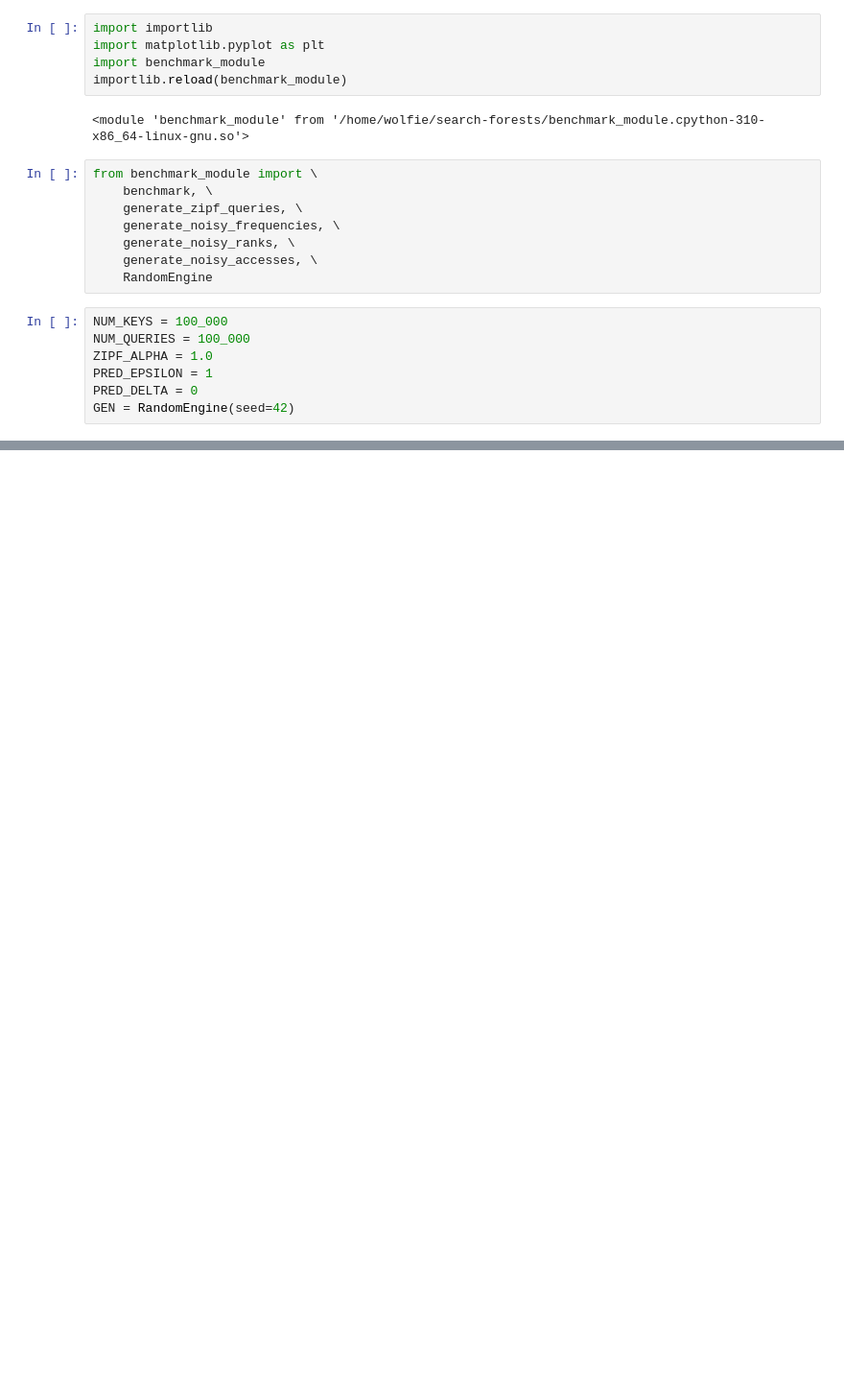
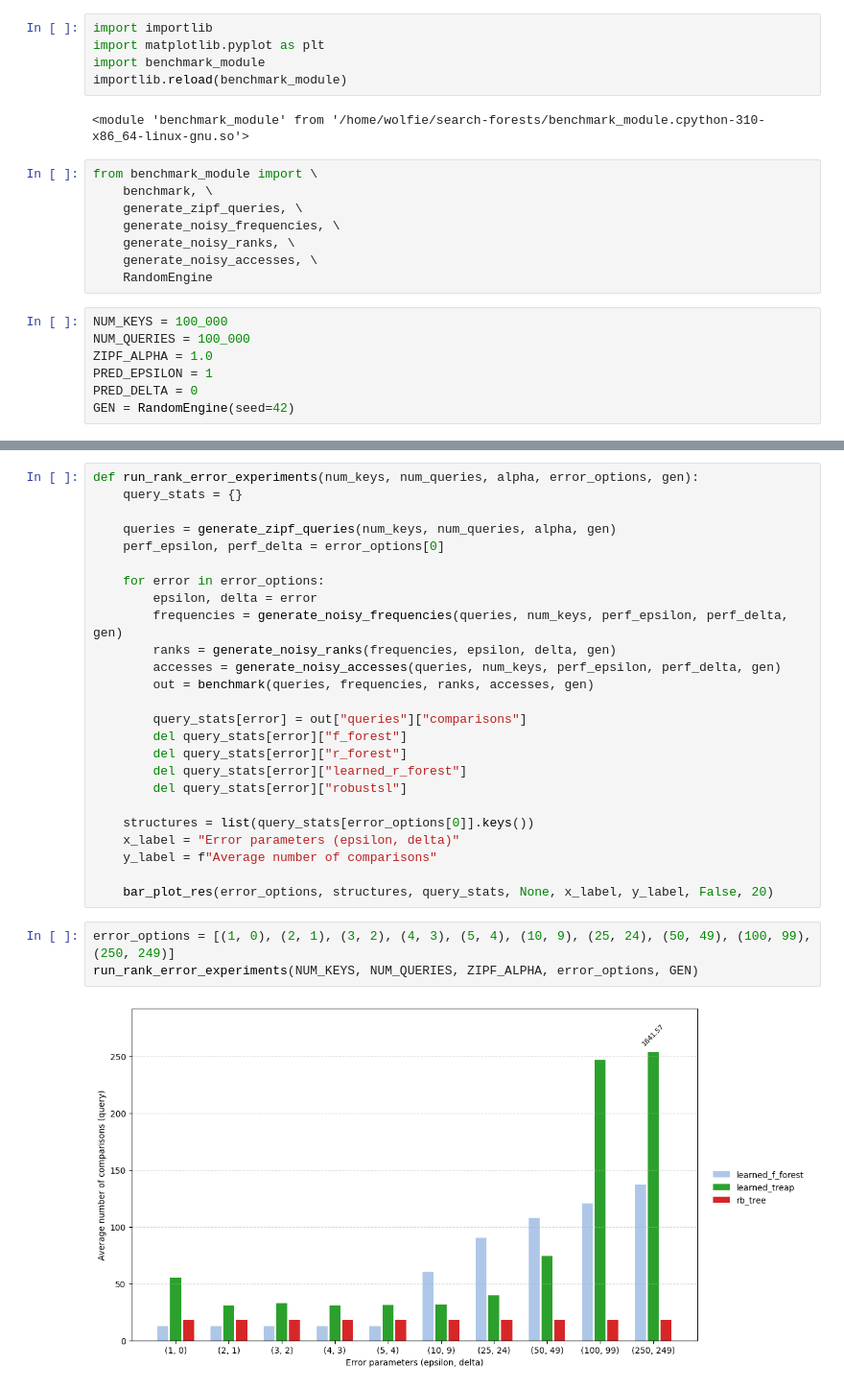
Before and after one commit to Wolfiej-k/search-forests, a Jupyter notebook: experiments.ipynb, the cells around one changed output, grey strips where cells are left out. Shown at 96% size. Drawn from its saved outputs; the diff is of its cells as text; blank space fills up the shorter version.

```diff
--- a/experiments.ipynb
+++ b/experiments.ipynb
@@ -166,0 +222,30 @@ run_freq_error_experiments(NUM_KEYS, NUM_QUERIES, 10.0, error_options, GEN)
+# %%
+def run_rank_error_experiments(num_keys, num_queries, alpha, error_options, gen):
+    query_stats = {}
+
+    queries = generate_zipf_queries(num_keys, num_queries, alpha, gen)
+    perf_epsilon, perf_delta = error_options[0]
+
+    for error in error_options:
+        epsilon, delta = error
+        frequencies = generate_noisy_frequencies(queries, num_keys, perf_epsilon, perf_delta, gen)
+        ranks = generate_noisy_ranks(frequencies, epsilon, delta, gen)
+        accesses = generate_noisy_accesses(queries, num_keys, perf_epsilon, perf_delta, gen)
+        out = benchmark(queries, frequencies, ranks, accesses, gen)
+
+        query_stats[error] = out["queries"]["comparisons"]
+        del query_stats[error]["f_forest"]
+        del query_stats[error]["r_forest"]
+        del query_stats[error]["learned_r_forest"]
+        del query_stats[error]["robustsl"]
+
+    structures = list(query_stats[error_options[0]].keys())
+    x_label = "Error parameters (epsilon, delta)"
+    y_label = f"Average number of comparisons"
+
+    bar_plot_res(error_options, structures, query_stats, None, x_label, y_label, False, 20)
+# %%
+error_options = [(1, 0), (2, 1), (3, 2), (4, 3), (5, 4), (10, 9), (25, 24), (50, 49), (100, 99), (250, 249)]
+run_rank_error_experiments(NUM_KEYS, NUM_QUERIES, ZIPF_ALPHA, error_options, GEN)
+# %% [output]
+[figure, added]
```
Also changed, not shown: parts of 9 cells of this notebook, 2 other files.
